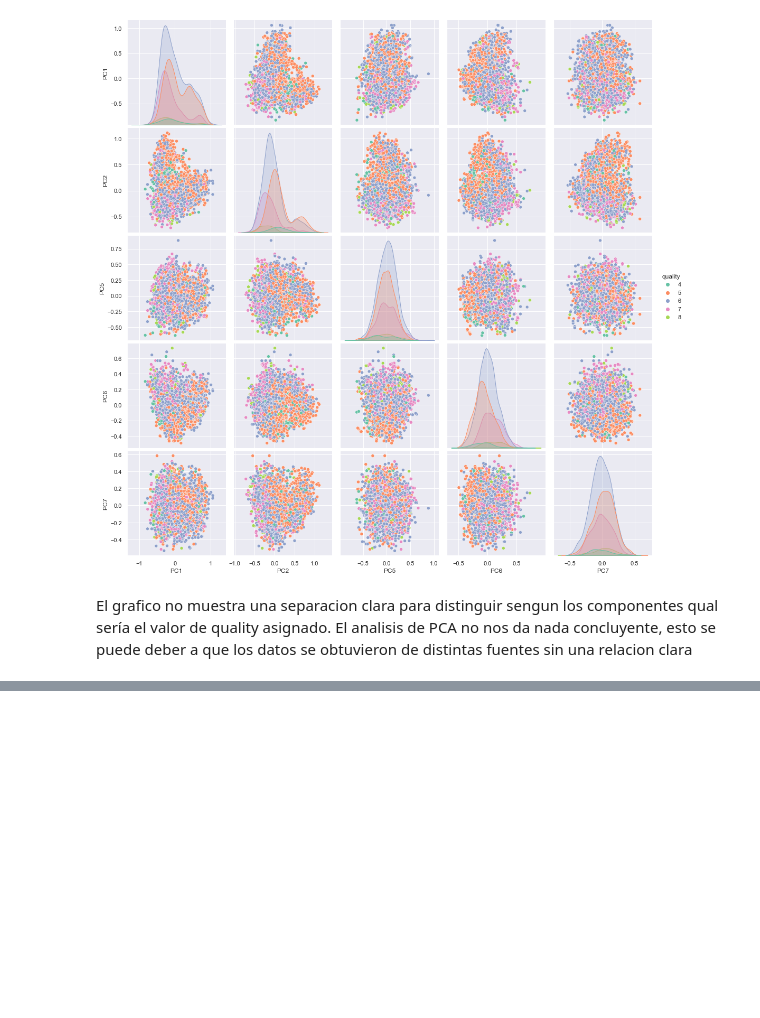
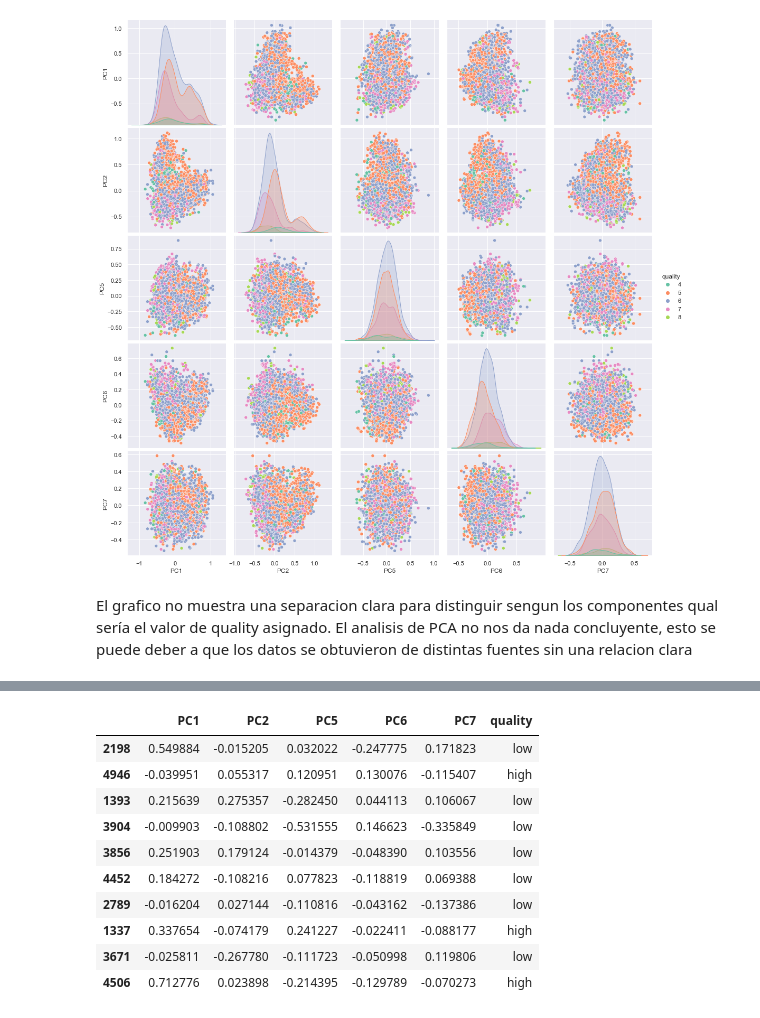
Before and after one commit to car-vigo/vinos-corderhouse, a Jupyter notebook: notebooks/2.1-vinos.coderhouse-feature.eng.ipynb, the cells around one changed output, grey strips where cells are left out. Saved outputs shown, nothing was run; the diff lists cells and outputs as text; code cells hidden in the pictures; blank space fills up the shorter version.

```diff
--- a/notebooks/2.1-vinos.coderhouse-feature.eng.ipynb
+++ b/notebooks/2.1-vinos.coderhouse-feature.eng.ipynb
@@ -359,0 +390,14 @@ El grafico no muestra una separacion clara para distinguir sengun los componente
+# %%
+df_wine_transform_pca.sample(10)
+# %% [output]
+|  | PC1 | PC2 | PC5 | PC6 | PC7 | quality |
+| 2198 | 0.549884 | -0.015205 | 0.032022 | -0.247775 | 0.171823 | low |
+| 4946 | -0.039951 | 0.055317 | 0.120951 | 0.130076 | -0.115407 | high |
+| 1393 | 0.215639 | 0.275357 | -0.282450 | 0.044113 | 0.106067 | low |
+| 3904 | -0.009903 | -0.108802 | -0.531555 | 0.146623 | -0.335849 | low |
+| 3856 | 0.251903 | 0.179124 | -0.014379 | -0.048390 | 0.103556 | low |
+| 4452 | 0.184272 | -0.108216 | 0.077823 | -0.118819 | 0.069388 | low |
+| 2789 | -0.016204 | 0.027144 | -0.110816 | -0.043162 | -0.137386 | low |
+| 1337 | 0.337654 | -0.074179 | 0.241227 | -0.022411 | -0.088177 | high |
+| 3671 | -0.025811 | -0.267780 | -0.111723 | -0.050998 | 0.119806 | low |
+| 4506 | 0.712776 | 0.023898 | -0.214395 | -0.129789 | -0.070273 | high |
```
Also changed, not shown: parts of 14 cells of this notebook.
